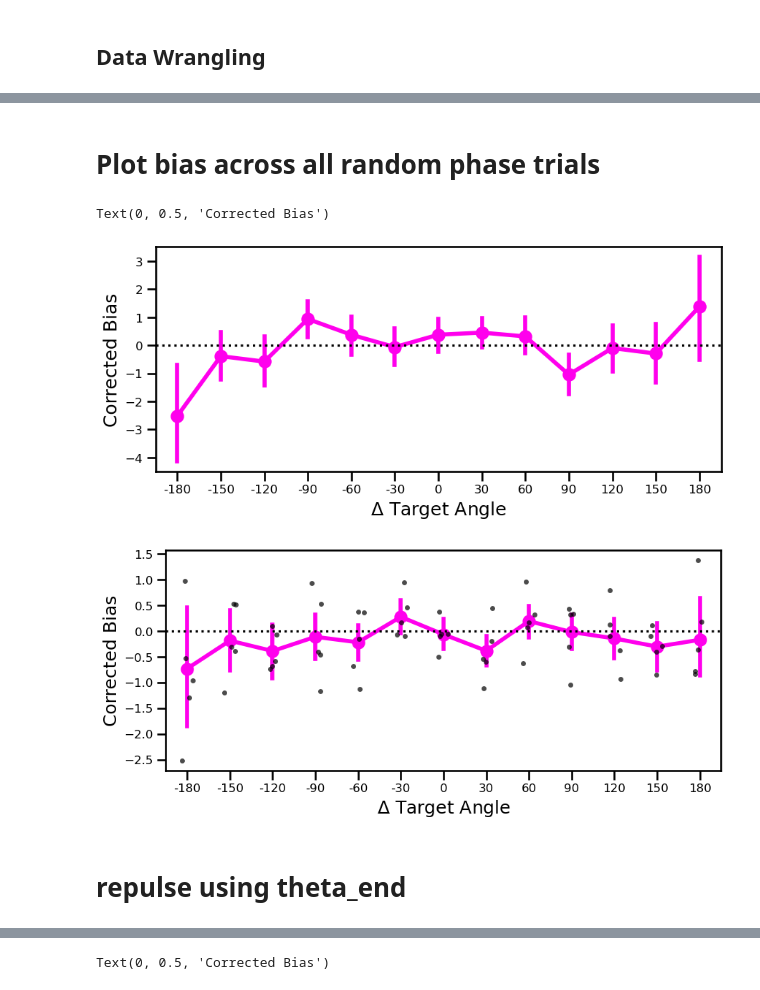
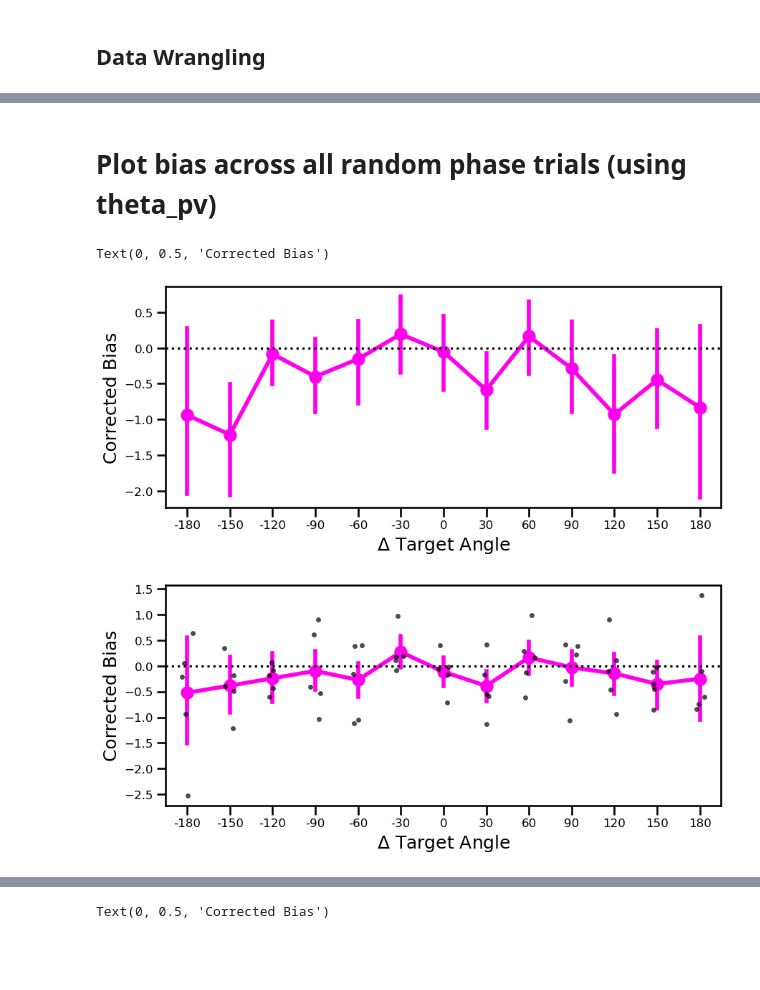
Before and after one commit to abbysun4/UDLR_study, a Jupyter notebook: UDLR_ver1/scripts/analysis_script_pilot_withFB.ipynb, the cells around one changed output, grey strips where cells are left out. Drawn from its saved outputs; the diff is of its cells as text; code cells hidden in the pictures; blank space fills up the shorter version.

Commit message:
analysis with theta_40, theta_100, theta_pv, and theta_end

```diff
--- a/UDLR_ver1/scripts/analysis_script_pilot_withFB.ipynb
+++ b/UDLR_ver1/scripts/analysis_script_pilot_withFB.ipynb
@@ -46,7 +44,7 @@ file_paths_udl = [
 ]
 
 # Subject identifiers corresponding to the datasets
-subject_list = ["eric", "abby", "rainie", "alice", "reese"]
+subject_list = ["eric", "abby", "rainie", "alice", "rhys"]
 
 
 # Load CSV files & label condition
@@ -210,5 +241,5 @@ df
 # %% [markdown]
-# Plot bias across all random phase trials
+# Plot bias across all random phase trials (using theta_pv)
 # %%
 repulse_mask = (
     (df['TN'] >= epochs['repulse'][0]) & (df['TN'] <= epochs['repulse'][1]) &
@@ -217,13 +248,11 @@ repulse_mask = (
     (np.abs(df['theta_pv']) < 60)
 )
 
-df_repulse = df.loc[
-    repulse_mask,['SN', 'bias_repulse','target_angle','target_angle_diff', 'theta_pv', 'angle_error_corrected_repulse', 'TN']
-    ]
+df_repulse = df.loc[repulse_mask]
 
 subject_means_repulse = (
     df_repulse
-    .groupby(['SN', 'target_angle_diff'])['angle_error_corrected_repulse' ]
+    .groupby(['SN', 'target_angle_diff'])['corrected_repulse_theta_pv' ]
     .mean()
     .reset_index()
 )
@@ -233,9 +262,9 @@ fig, ax = plt.subplots(figsize=(10,4))
 sns.pointplot(
     # data=df_repulse,
     # to look at a single subject (comment)
-    data = df_repulse.loc[df_repulse["SN"] == 5],
+    data = df_repulse.loc[df_repulse["SN"] == 1],
     x='target_angle_diff',
-    y='angle_error_corrected_repulse',
+    y='corrected_repulse_theta_pv',
     estimator='mean',
     errorbar=('ci',95),
     #color='black',
@@ -245,36 +274,34 @@ ax.axhline(0, color='black', linestyle=':')
 ax.tick_params(axis='x', labelsize=12)
 ax.tick_params(axis='y', labelsize=12)
 plt.xlabel(r'$\Delta$ Target Angle')
 plt.ylabel('Corrected Bias')
 
 fig2, ax2 = plt.subplots(figsize=(10,4))
 sns.pointplot(
     data=df_repulse,
     x='target_angle_diff',
-    y='angle_error_corrected_repulse',
+    y='corrected_repulse_theta_pv',
     estimator='mean',
     errorbar=('ci',95),
     #color='black',
     ax=ax2
 )
 sns.stripplot(
     data=subject_means_repulse,
     x='target_angle_diff',
-    y='angle_error_corrected_repulse',
+    y='corrected_repulse_theta_pv',
     color='black',
     alpha=0.7,
     jitter=0.15,
     size=5,
     ax=ax2
 )
 ax2.axhline(0, color='black', linestyle=':')
 ax2.tick_params(axis='x', labelsize=12)
 ax2.tick_params(axis='y', labelsize=12)
 plt.xlabel(r'$\Delta$ Target Angle')
 plt.ylabel('Corrected Bias')
 # %% [output]
 Text(0, 0.5, 'Corrected Bias')
-[figure, old version]
+[figure, new version]
-[figure, old version]
+[figure, new version]
-# %% [markdown]
-# repulse using theta_end
```
Also changed, not shown: parts of 24 cells of this notebook, 2 other files.
